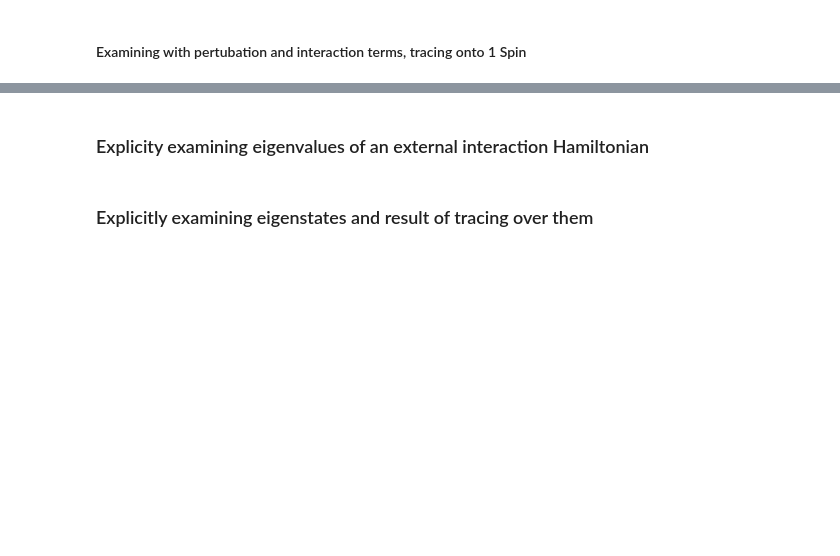
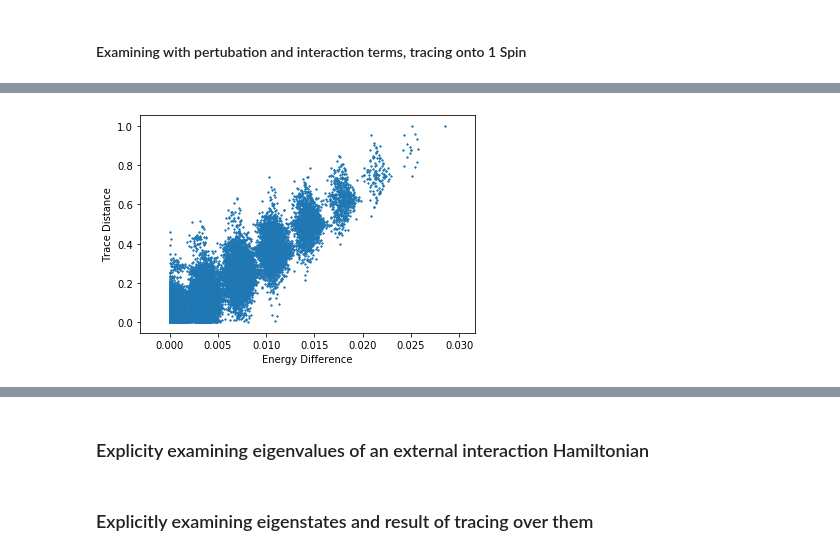
Before and after one commit to oliverimc/MSci-Project-Quantum-Thermalisation, a Jupyter notebook: MastersThermalisation.ipynb, the cells around one changed output, grey strips where cells are left out. Cells and saved outputs as stored; diff of their text form; code cells hidden in the pictures; blank space fills up the shorter version.

```diff
--- a/MastersThermalisation.ipynb
+++ b/MastersThermalisation.ipynb
@@ -189,7 +179,10 @@ plt.show()
 # %%
-xs,ys = energy_trace_comp_2d(H1,0.3,2)
+xs,ys = energy_trace_comp_2d(H1,1,1)
 # %%
-plt.scatter(xs,ys,s=5)
+plt.scatter(xs,ys,s=1)
 plt.xlabel("Energy Difference")
 plt.ylabel("Trace Distance")
+plt.savefig("1subEvTr8S")
 plt.show()
+# %% [output]
+[figure, added]
```
Also changed, not shown: parts of 39 cells of this notebook, 13 other files.
